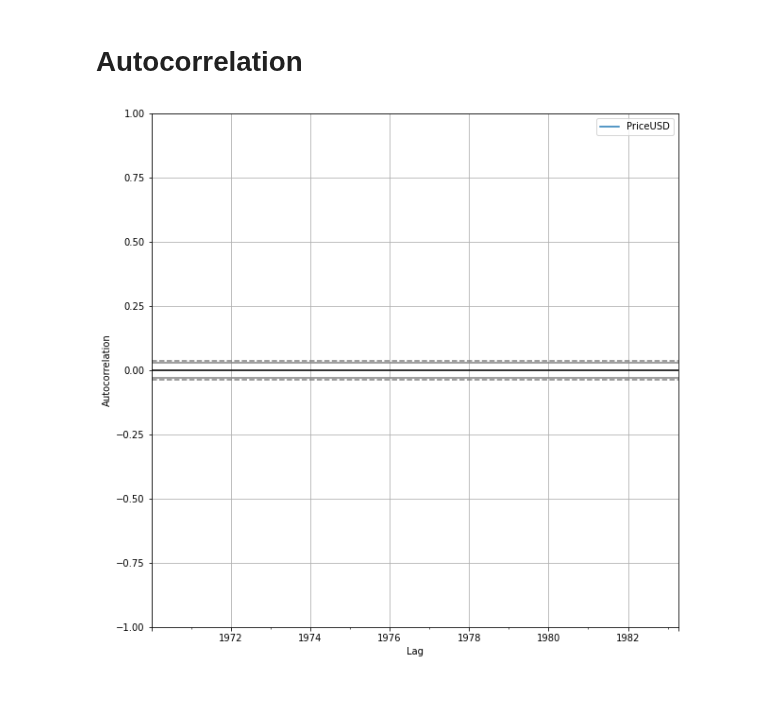
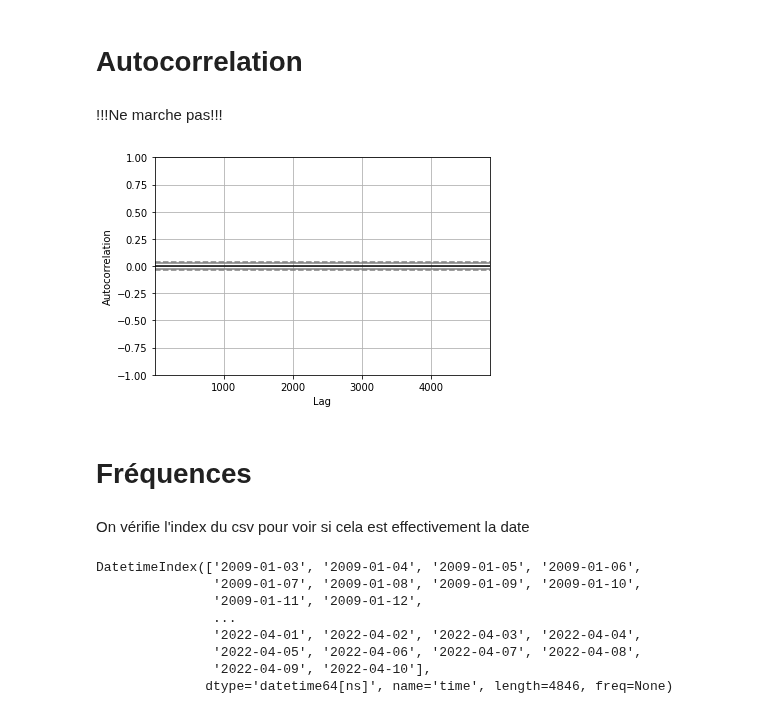
Before and after one commit to Massimo2003/BitcoinProject, a Jupyter notebook: MarcheFinanciers.ipynb, the cells around one changed output. Saved outputs shown, nothing was run; the diff lists cells and outputs as text; code cells hidden in the pictures.

```diff
--- a/MarcheFinanciers.ipynb
+++ b/MarcheFinanciers.ipynb
@@ -173,8 +173,32 @@ ax3.set_title("Bitcoin");
 [figure]
 # %% [markdown]
 # **Autocorrelation**
+# %% [markdown]
+!!!Ne marche pas!!!
 # %%
 from pandas.plotting import autocorrelation_plot
-autocorrelation_plot(btc_data["PriceUSD"]);
+
+x = pd.plotting.autocorrelation_plot(btc_data["PriceUSD"])
+
+# plotting the Curve
+x.plot()
+
+# Display
+plt.show()
 # %% [output]
-[figure, old version]
+[figure, new version]
+# %% [markdown]
+# **Fréquences**
+# %% [markdown]
+On vérifie l'index du csv pour voir si cela est effectivement la date
+# %%
+btc_data.index
+# %% [output]
+DatetimeIndex(['2009-01-03', '2009-01-04', '2009-01-05', '2009-01-06',
+               '2009-01-07', '2009-01-08', '2009-01-09', '2009-01-10',
+               '2009-01-11', '2009-01-12',
+               ...
+               '2022-04-01', '2022-04-02', '2022-04-03', '2022-04-04',
+               '2022-04-05', '2022-04-06', '2022-04-07', '2022-04-08',
+               '2022-04-09', '2022-04-10'],
+              dtype='datetime64[ns]', name='time', length=4846, freq=None)
```
Also changed, not shown: parts of 3 cells of this notebook.
